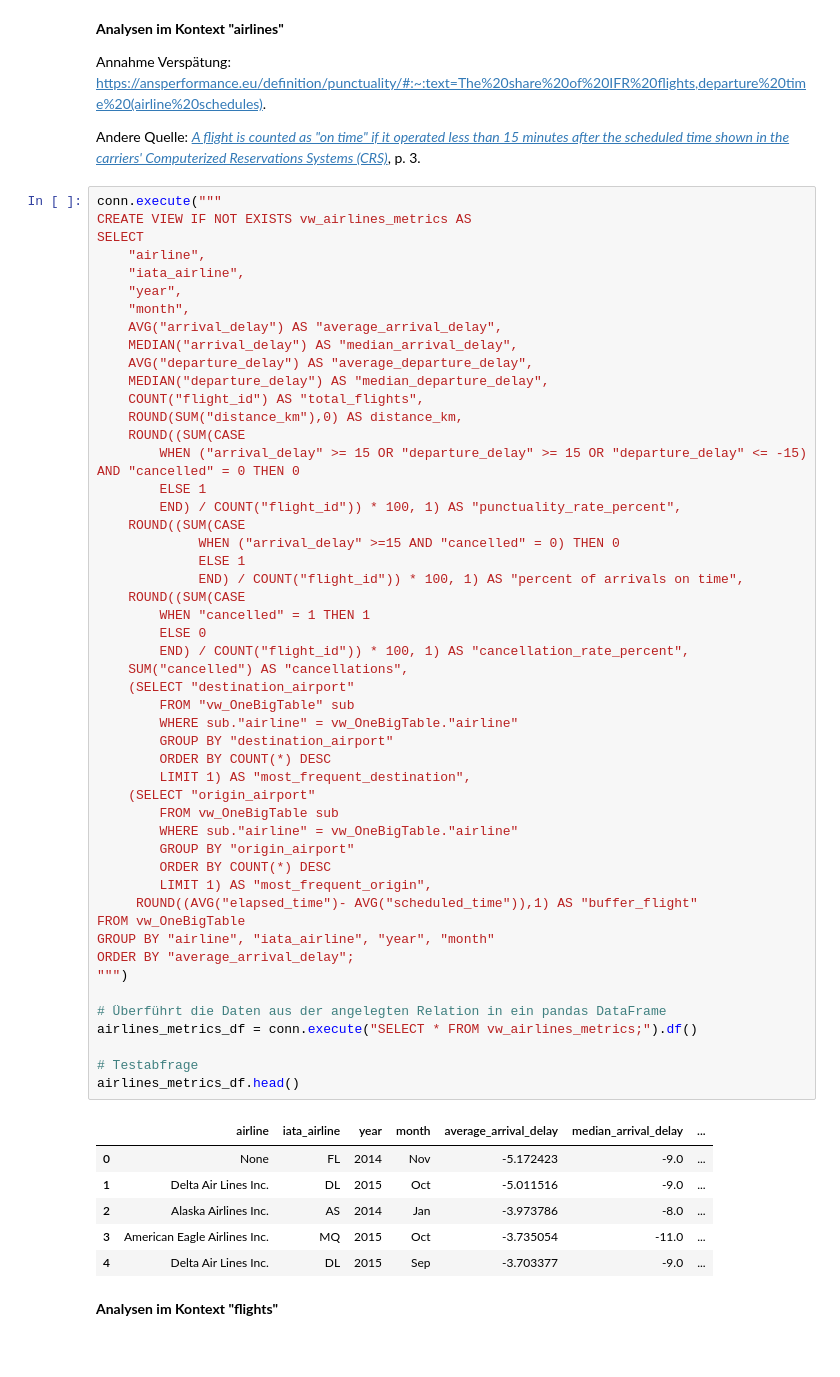
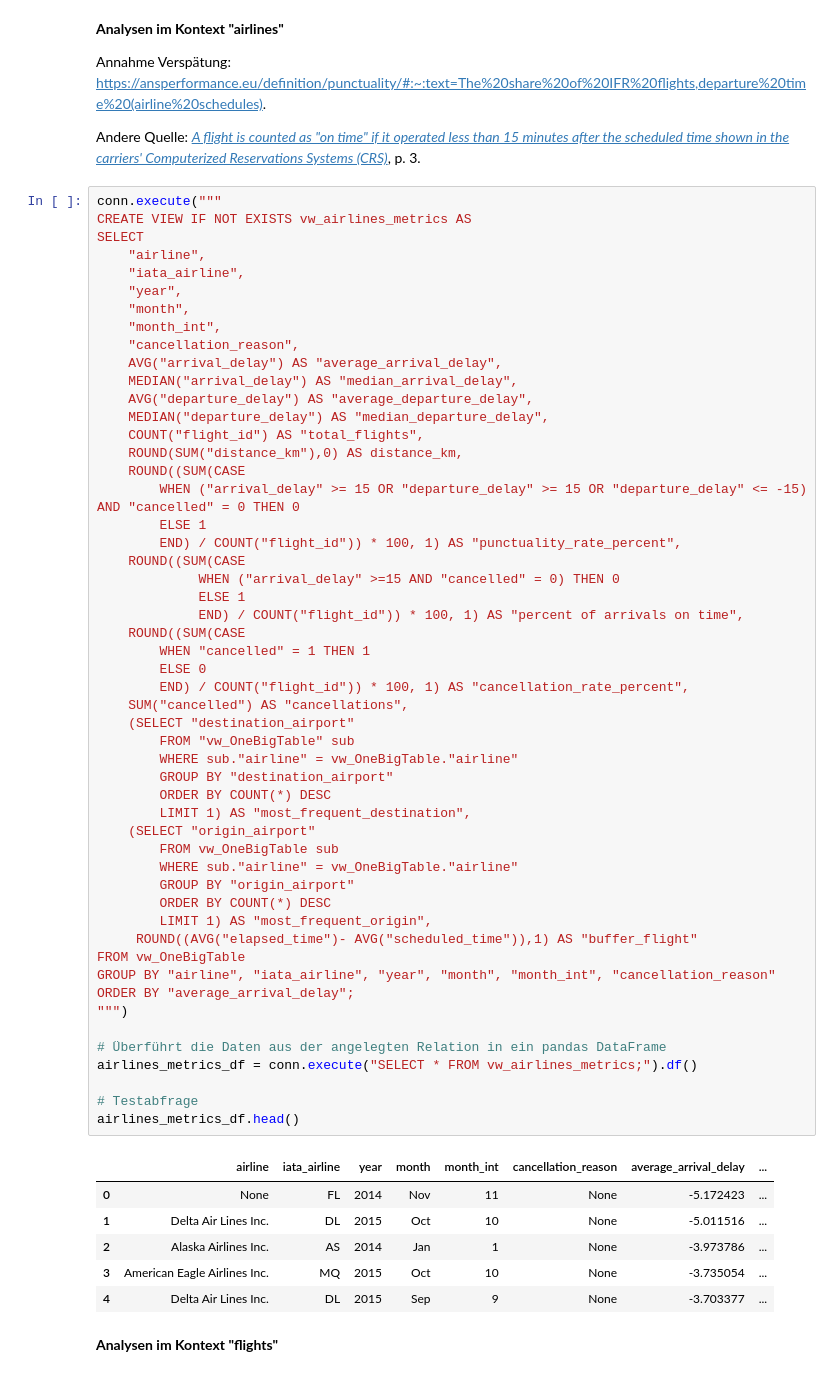
Before and after one commit to swrobuts/Flights, a Jupyter notebook: Flights.ipynb, the cells around one changed output. Drawn from its saved outputs; the diff is of its cells as text.

```diff
--- a/Flights.ipynb
+++ b/Flights.ipynb
@@ -701,6 +701,8 @@ SELECT
     "iata_airline",
     "year",
     "month",
+    "month_int",
+    "cancellation_reason",
     AVG("arrival_delay") AS "average_arrival_delay",
     MEDIAN("arrival_delay") AS "median_arrival_delay",
     AVG("departure_delay") AS "average_departure_delay",
@@ -716,40 +718,40 @@ SELECT
              ELSE 1
              END) / COUNT("flight_id")) * 100, 1) AS "percent of arrivals on time",
     ROUND((SUM(CASE
         WHEN "cancelled" = 1 THEN 1
         ELSE 0
         END) / COUNT("flight_id")) * 100, 1) AS "cancellation_rate_percent",
     SUM("cancelled") AS "cancellations",
     (SELECT "destination_airport"
         FROM "vw_OneBigTable" sub
         WHERE sub."airline" = vw_OneBigTable."airline"
         GROUP BY "destination_airport"
         ORDER BY COUNT(*) DESC
         LIMIT 1) AS "most_frequent_destination",
     (SELECT "origin_airport"
         FROM vw_OneBigTable sub
         WHERE sub."airline" = vw_OneBigTable."airline"
         GROUP BY "origin_airport"
         ORDER BY COUNT(*) DESC
         LIMIT 1) AS "most_frequent_origin",
      ROUND((AVG("elapsed_time")- AVG("scheduled_time")),1) AS "buffer_flight"
 FROM vw_OneBigTable
-GROUP BY "airline", "iata_airline", "year", "month"
+GROUP BY "airline", "iata_airline", "year", "month", "month_int", "cancellation_reason"
 ORDER BY "average_arrival_delay";
 """)
 
 # Überführt die Daten aus der angelegten Relation in ein pandas DataFrame
 airlines_metrics_df = conn.execute("SELECT * FROM vw_airlines_metrics;").df()
 
 # Testabfrage
 airlines_metrics_df.head()
 # %% [output]
-|  | airline | iata_airline | year | month | average_arrival_delay | median_arrival_delay | ... |
-| 0 | None | FL | 2014 | Nov | -5.172423 | -9.0 | ... |
-| 1 | Delta Air Lines Inc. | DL | 2015 | Oct | -5.011516 | -9.0 | ... |
-| 2 | Alaska Airlines Inc. | AS | 2014 | Jan | -3.973786 | -8.0 | ... |
-| 3 | American Eagle Airlines Inc. | MQ | 2015 | Oct | -3.735054 | -11.0 | ... |
-| 4 | Delta Air Lines Inc. | DL | 2015 | Sep | -3.703377 | -9.0 | ... |
+|  | airline | iata_airline | year | month | month_int | cancellation_reason | average_arrival_delay | ... |
+| 0 | None | FL | 2014 | Nov | 11 | None | -5.172423 | ... |
+| 1 | Delta Air Lines Inc. | DL | 2015 | Oct | 10 | None | -5.011516 | ... |
+| 2 | Alaska Airlines Inc. | AS | 2014 | Jan | 1 | None | -3.973786 | ... |
+| 3 | American Eagle Airlines Inc. | MQ | 2015 | Oct | 10 | None | -3.735054 | ... |
+| 4 | Delta Air Lines Inc. | DL | 2015 | Sep | 9 | None | -3.703377 | ... |
 # %% [markdown]
 **Analysen im Kontext "flights"**
 # %%
```
Also changed, not shown: parts of 2 cells of this notebook, 2 other files.
